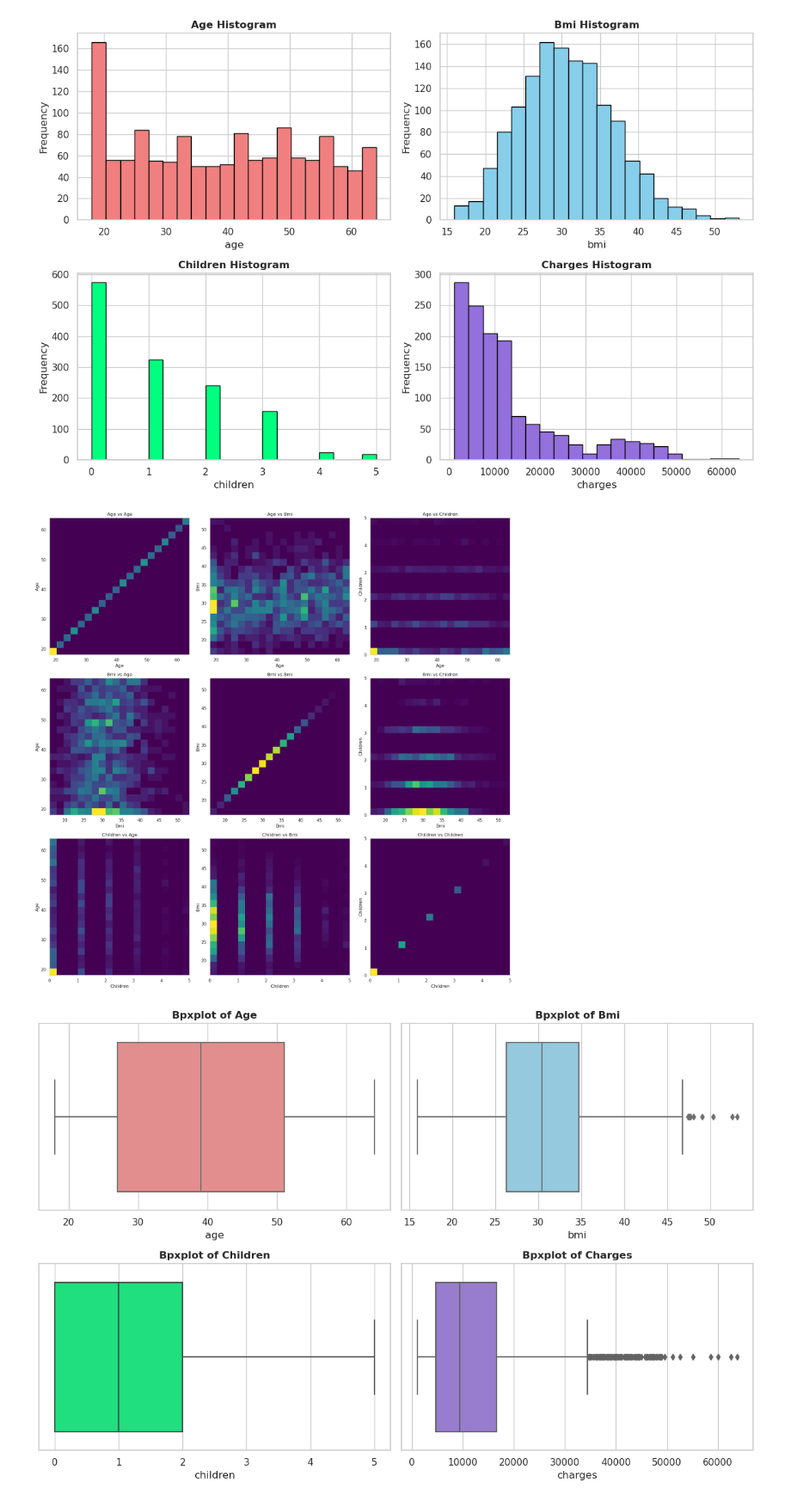
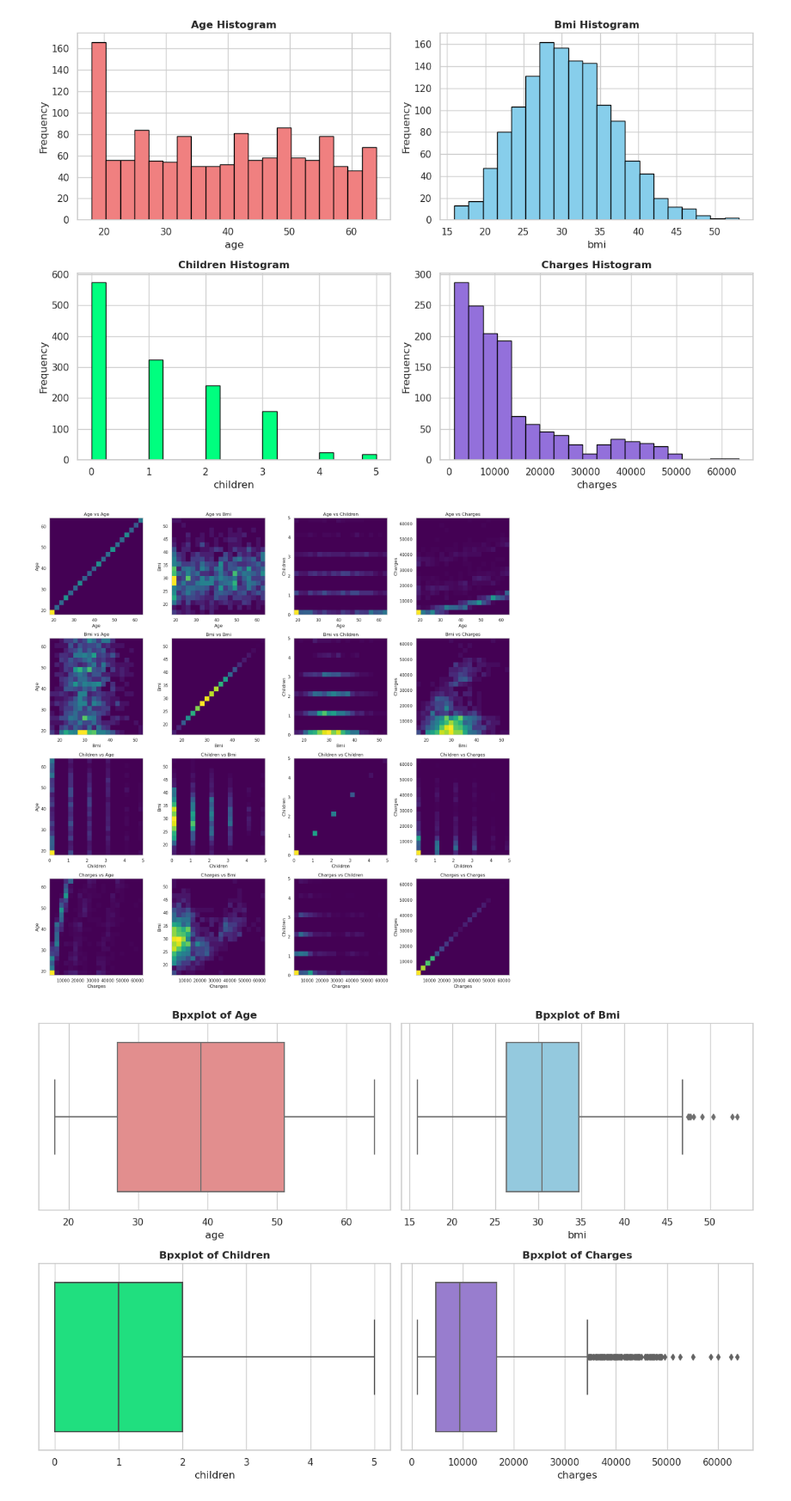
Before and after one commit to Arashjp8/data-mining-projects, a Jupyter notebook: #1/DataMiningProject1.ipynb, the cells around one changed output. Shown: that part at 86% size. Cells and saved outputs as stored; diff of their text form; code cells hidden in the pictures.

Commit message:
[checkpoint] scatter plots added

```diff
--- a/#1/DataMiningProject1.ipynb
+++ b/#1/DataMiningProject1.ipynb
@@ -134,28 +134,28 @@ plt.show()
 [figure]
 # %%
 # Specify the indices you want to include
-x_included_indicies = [0, 1, 2]
-y_included_indicies = [0, 1, 2]
+x_included_indicies = [0, 1, 2, 3]
+y_included_indicies = [0, 1, 2, 3]
 
 # Create a 2x3 grid of subplots
-fig, axes = plt.subplots(3, 3, figsize=(18, 18))
+fig, axes = plt.subplots(4, 4, figsize=(18, 18))
 
 # Plot 2D histograms for pairs of numerical columns with specific indices
 for i, (index_x, column_x) in enumerate(zip(range(len(numerical_columns)), numerical_columns)):
     if index_x in x_included_indicies:
         for j, (index_y, column_y) in enumerate(zip(range(len(numerical_columns)), numerical_columns)):
             if index_y in y_included_indicies:
                 ax = axes[i, j]
                 ax.hist2d(csv[column_x], csv[column_y], bins=20, cmap='viridis')
                 ax.set_title(f'{column_x.capitalize()} vs {column_y.capitalize()}')
                 ax.set_xlabel(column_x.capitalize())
                 ax.set_ylabel(column_y.capitalize())
 
 # Adjust layout
 plt.tight_layout()
 plt.show()
 # %% [output]
-[figure, old version]
+[figure, new version]
 # %%
 # Create a box plot for numerical attributes
 fig, axes = plt.subplots(2, 2, figsize=(12, 8))
```
Also changed, not shown: parts of 1 cell of this notebook.
